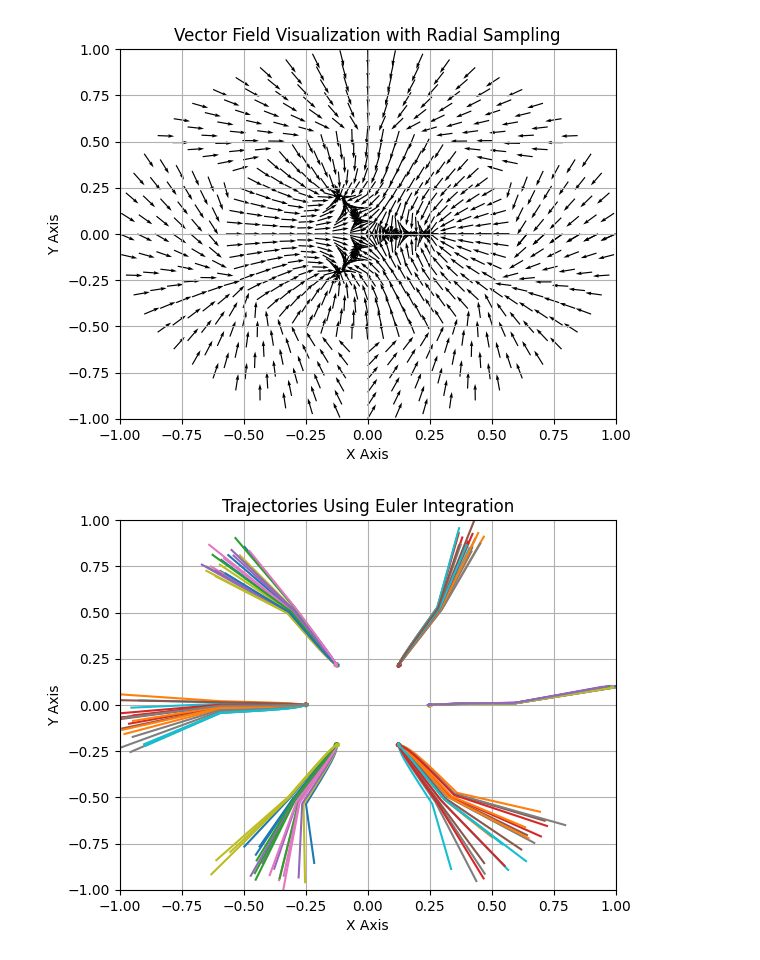
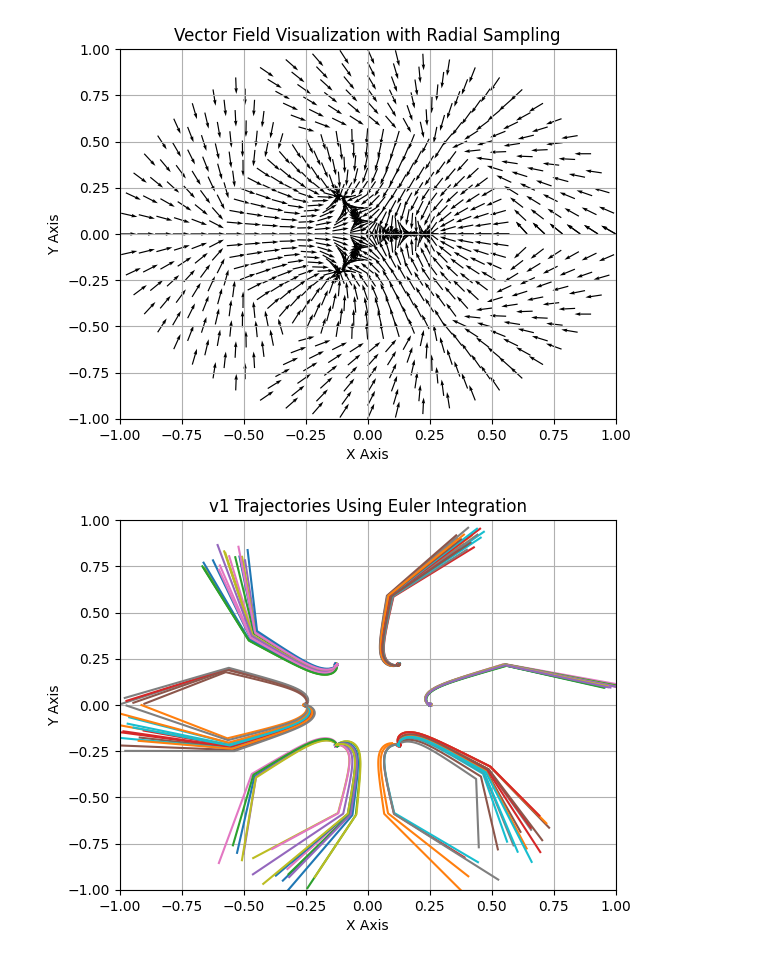
Before and after one commit to cloneofsimo/rectified-flow, a Jupyter notebook: prototype/initial_prototype.ipynb, the cells around one changed output. Cells and saved outputs as stored; diff of their text form; code cells hidden in the pictures.

Commit message:
redraw chart

```diff
--- a/prototype/initial_prototype.ipynb
+++ b/prototype/initial_prototype.ipynb
@@ -27,7 +27,7 @@ def vector_field(z, t, num_points, radius=0.5):
 
     if z.norm() > radius + 0.1:
         nearest_neighbors = []
-        for x, y in n_points(radius, num_points, math.pi / num_points + 0.5):
+        for x, y in n_points(radius, num_points, math.pi / num_points):
             dist_vec = torch.tensor([x, y]) - z
             dist = dist_vec.norm()
             nearest_neighbors.append((dist, dist_vec))
@@ -77,7 +77,7 @@ plt.title("Vector Field Visualization with Radial Sampling")
 plt.grid(True)
 plt.show()
 # %% [output]
-[figure, old version]
+[figure, new version]
 # %%
 # Euler integration method for ODE
 def euler_integration(z0, t0, tf, dt, num_points, fn):
@@ -102,35 +102,35 @@ n_iteration = 20
 
 for _ in range(n_iteration):
     initial_positions.extend(list(n_points(1, 6, 0.1, 0.05)))
 
 # Parameters for Euler integration
 t0 = 0
 tf = 1
 dt = 0.01
 num_points = 6  # Adjust as needed
 
 # Plot the trajectories for each initial position
 for position in initial_positions:
     z0 = torch.tensor(position, dtype=torch.float32)
     trajectory = euler_integration(
         z0, t0, tf, dt, num_points, fn=lambda z, t: vector_field(z, t, num_points)
     )
     end_point = trajectory[-1]
     end_positions.append(end_point.tolist())
 
     plt.plot(trajectory[:, 0], trajectory[:, 1])
 
 
 # Customize the plot
 plt.xlim(-1, 1)
 plt.ylim(-1, 1)
 plt.xlabel("X Axis")
 plt.ylabel("Y Axis")
-plt.title("Trajectories Using Euler Integration")
+plt.title("v1 Trajectories Using Euler Integration")
 plt.grid(True)
 plt.show()
 # %% [output]
-[figure, old version]
+[figure, new version]
 # %%
 import torch.nn as nn
 
```
Also changed, not shown: parts of 2 cells of this notebook.
